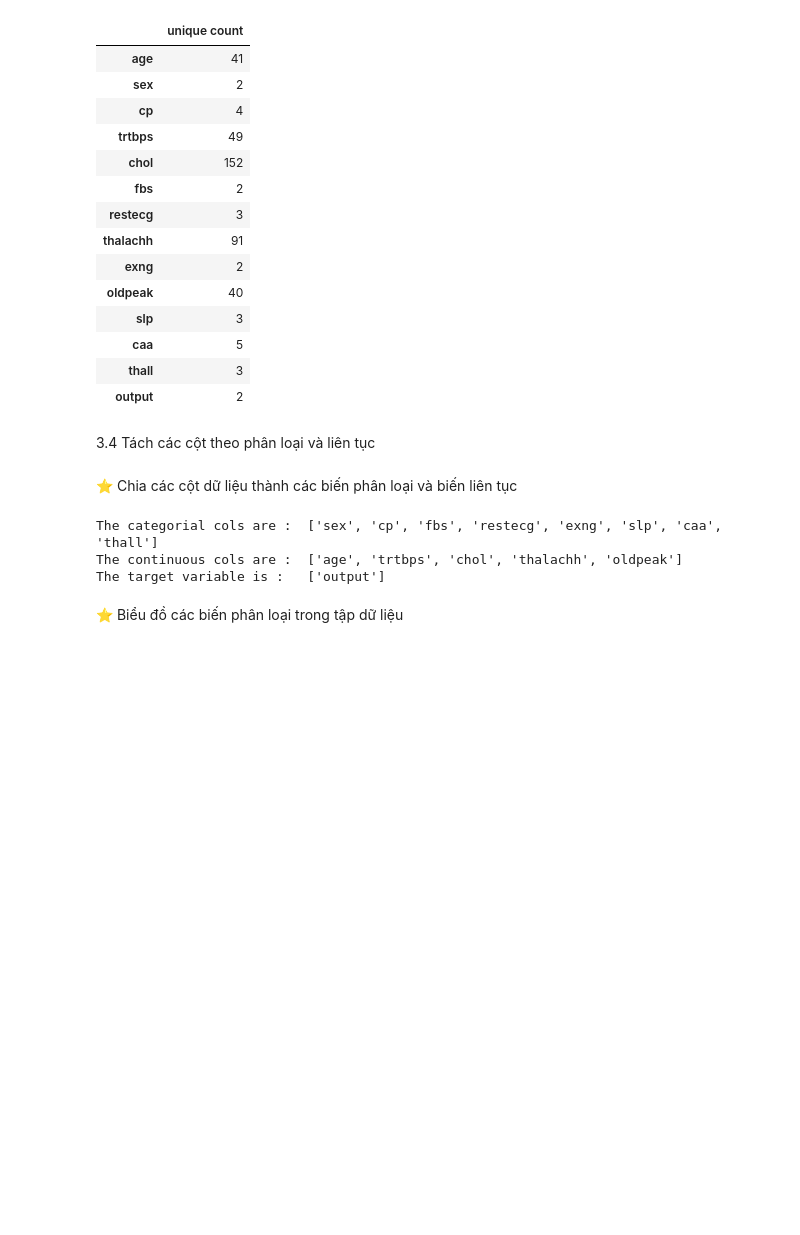
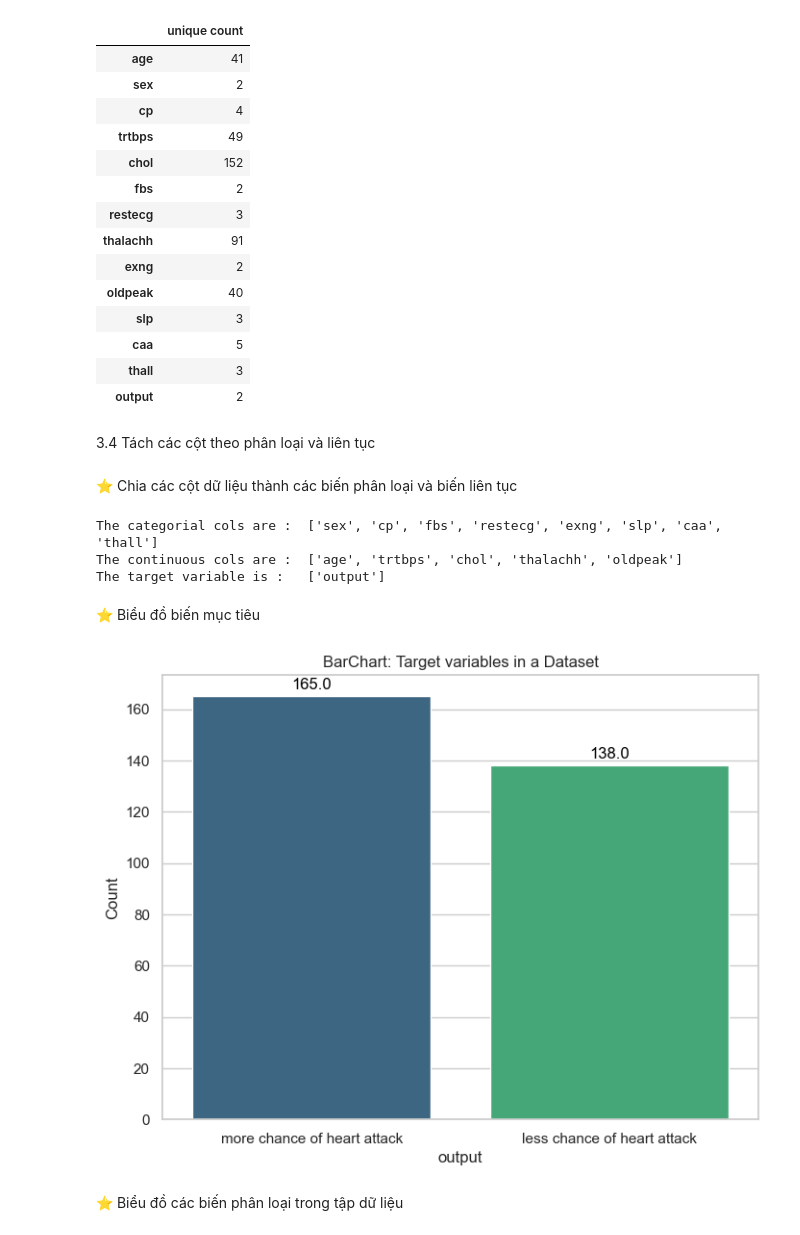
Before and after one commit to DNHLRH24/machine-learning-1, a Jupyter notebook: supervised_learning.ipynb, the cells around one changed output. Drawn from its saved outputs; the diff is of its cells as text; code cells hidden in the pictures; blank space fills up the shorter version.

```diff
--- a/supervised_learning.ipynb
+++ b/supervised_learning.ipynb
@@ -96,6 +103,39 @@ print("The target variable is :  ", target_col)
 The categorial cols are :  ['sex', 'cp', 'fbs', 'restecg', 'exng', 'slp', 'caa', 'thall']
 The continuous cols are :  ['age', 'trtbps', 'chol', 'thalachh', 'oldpeak']
 The target variable is :   ['output']
+# %% [markdown]
+⭐ Biểu đồ biến mục tiêu
+# %%
+import matplotlib.pyplot as plt
+import seaborn as sns
+
+# Assume df is defined as in your code
+x = df[target_col].value_counts()
+
+
+
+# Set seaborn style with grid
+sns.set(style="whitegrid")
+
+# Plot the countplot
+plt.figure(figsize=(8, 6))
+ax = sns.countplot(data=df, x="output", palette="viridis")
+
+# Add text labels on top of each bar
+for p in ax.patches:
+    ax.annotate(f'{p.get_height()}', (p.get_x() + p.get_width() / 2., p.get_height()),
+                ha='center', va='baseline', fontsize=12, color='black', xytext=(0, 5),
+                textcoords='offset points')
+
+# Add labels and title
+plt.xlabel("output")
+plt.ylabel("Count")
+plt.title("BarChart: Target variables in a Dataset")
+
+# Show the plot
+plt.show()
+# %% [output]
+[figure, added]
 # %% [markdown]
 ⭐ Biểu đồ các biến phân loại trong tập dữ liệu
 # %%
```
Also changed, not shown: parts of 37 cells of this notebook, 1 other file.
